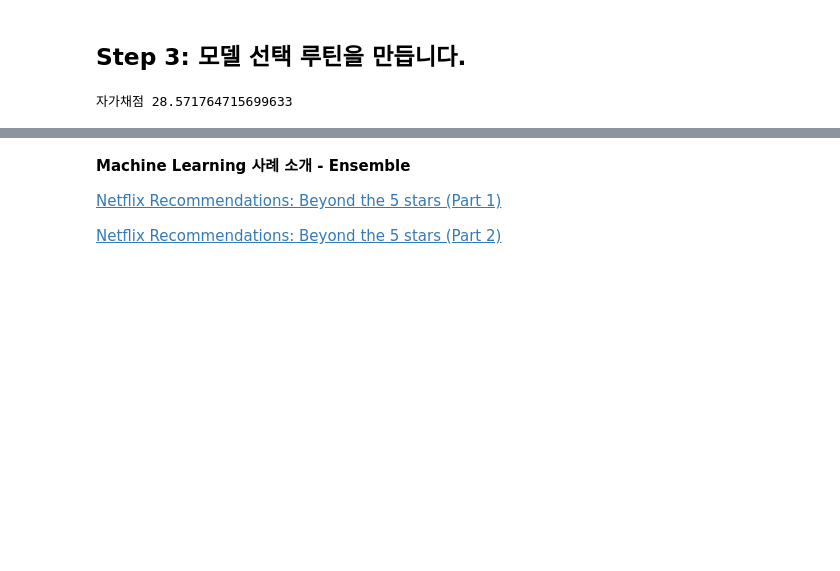
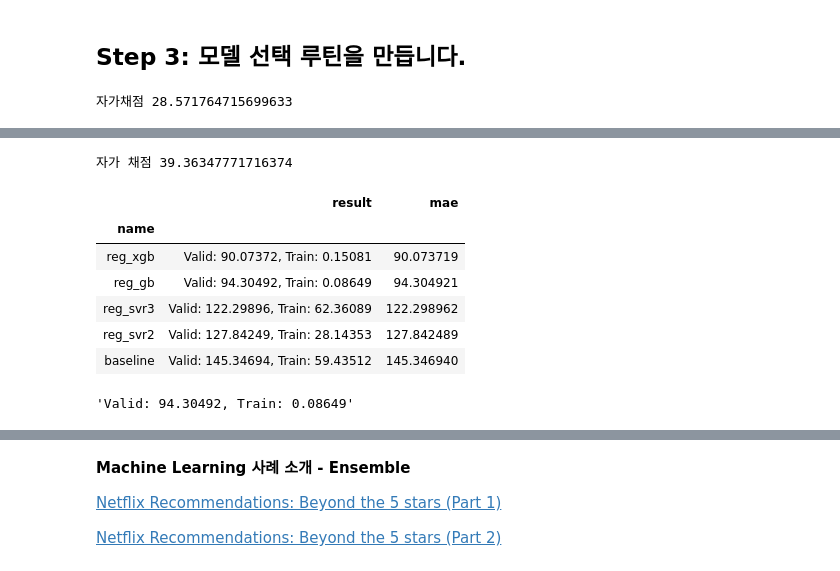
Before and after one commit to sunkusun9/DS_lv3_2509_2, a Jupyter notebook: sec_ds_lv3_prob3_kaggle.ipynb, the cells around one changed output, grey strips where cells are left out. Saved outputs shown, nothing was run; the diff lists cells and outputs as text; code cells hidden in the pictures; blank space fills up the shorter version.

Commit message:
Day1 Kaggle Step4 중간 풀이 올립니다.

```diff
--- a/sec_ds_lv3_prob3_kaggle.ipynb
+++ b/sec_ds_lv3_prob3_kaggle.ipynb
@@ -333,2 +396,28 @@ print("자가 채점", mean_absolute_error(s_kaggle_ans, prd))
+# %%
+prd = select_model(reg_xgb)
+print("자가 채점", mean_absolute_error(s_kaggle_ans, prd))
+# %% [output]
+자가 채점 39.36347771716374
 # %%
 # GB: Gradient Boosting Tree 를 사용해봅니다.
+from sklearn.ensemble import GradientBoostingRegressor
+X_gb = "15분, 30분, 45분, 60분, Hour, AM, DayName, Weekend_yn, Holiday_yn, Avg, TotalHour, 생산량, 기온, 풍속, 습도, 강수량, 전기요금(계절), 공장인원, 인건비"
+X_gb = X_gb.split(', ')
+
+ct = ColumnTransformer([
+    ('pt', 'passthrough', [i for i in X_gb if i not in ['DayName']]),
+    ('ohe', OneHotEncoder(categories='auto'), ['DayName']),
+])
+reg_gb = make_pipeline(
+    ct, GradientBoostingRegressor(max_depth = None, max_leaf_nodes=511, n_estimators = 200, learning_rate = 0.07)
+)
+eval_model('reg_gb', reg_gb)
+# %% [output]
+|  | result | mae |
+| name |  |  |
+| reg_xgb | Valid: 90.07372, Train: 0.15081 | 90.073719 |
+| reg_gb | Valid: 94.30492, Train: 0.08649 | 94.304921 |
+| reg_svr3 | Valid: 122.29896, Train: 62.36089 | 122.298962 |
+| reg_svr2 | Valid: 127.84249, Train: 28.14353 | 127.842489 |
+| baseline | Valid: 145.34694, Train: 59.43512 | 145.346940 |
+'Valid: 94.30492, Train: 0.08649'
```
Also changed, not shown: parts of 11 cells of this notebook.
